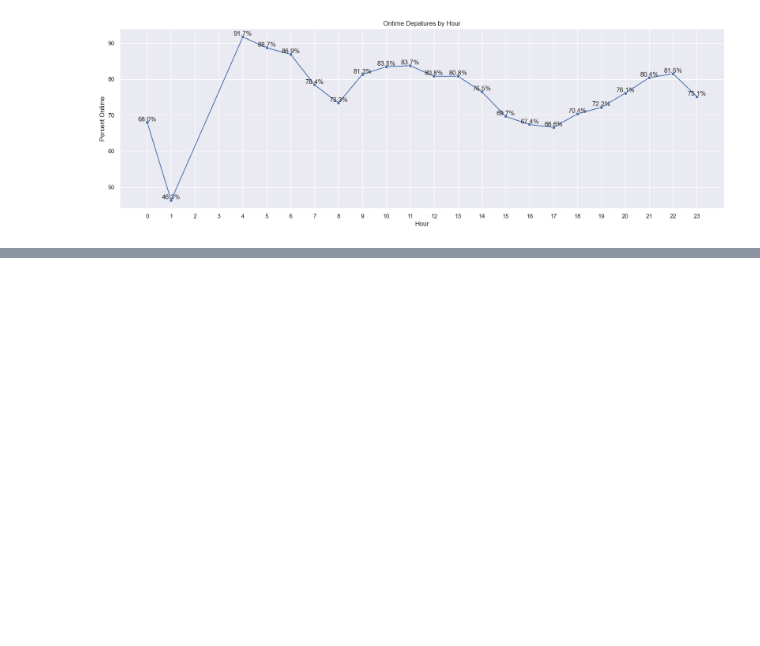
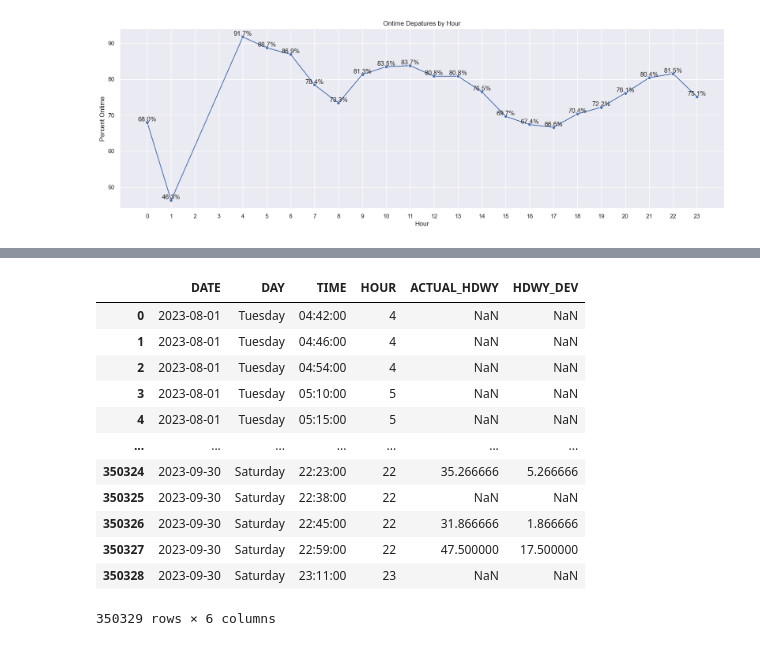
Before and after one commit to NSS-Data-Analytics-Cohort-12/wego-python-da12-pumpkin-py-latte, a Jupyter notebook: notebooks/WeGo_AimeeJohnson.ipynb, the cells around one changed output, grey strips where cells are left out. Cells and saved outputs as stored; diff of their text form; code cells hidden in the pictures; blank space fills up the shorter version.

```diff
--- a/notebooks/WeGo_AimeeJohnson.ipynb
+++ b/notebooks/WeGo_AimeeJohnson.ipynb
@@ -401,0 +496,19 @@ plt.show() # Display the graph
+# %%
+wegohdwy = (
+    wego[['DATE','DAY', 'TIME', 'HOUR', 'ACTUAL_HDWY', 'HDWY_DEV']]
+)
+wegohdwy
+# %% [output]
+|  | DATE | DAY | TIME | HOUR | ACTUAL_HDWY | HDWY_DEV |
+| 0 | 2023-08-01 | Tuesday | 04:42:00 | 4 | NaN | NaN |
+| 1 | 2023-08-01 | Tuesday | 04:46:00 | 4 | NaN | NaN |
+| 2 | 2023-08-01 | Tuesday | 04:54:00 | 4 | NaN | NaN |
+| 3 | 2023-08-01 | Tuesday | 05:10:00 | 5 | NaN | NaN |
+| 4 | 2023-08-01 | Tuesday | 05:15:00 | 5 | NaN | NaN |
+| ... | ... | ... | ... | ... | ... | ... |
+| 350324 | 2023-09-30 | Saturday | 22:23:00 | 22 | 35.266666 | 5.266666 |
+| 350325 | 2023-09-30 | Saturday | 22:38:00 | 22 | NaN | NaN |
+| 350326 | 2023-09-30 | Saturday | 22:45:00 | 22 | 31.866666 | 1.866666 |
+| 350327 | 2023-09-30 | Saturday | 22:59:00 | 22 | 47.500000 | 17.500000 |
+| 350328 | 2023-09-30 | Saturday | 23:11:00 | 23 | NaN | NaN |
+350329 rows × 6 columns
```
Also changed, not shown: parts of 13 cells of this notebook.
